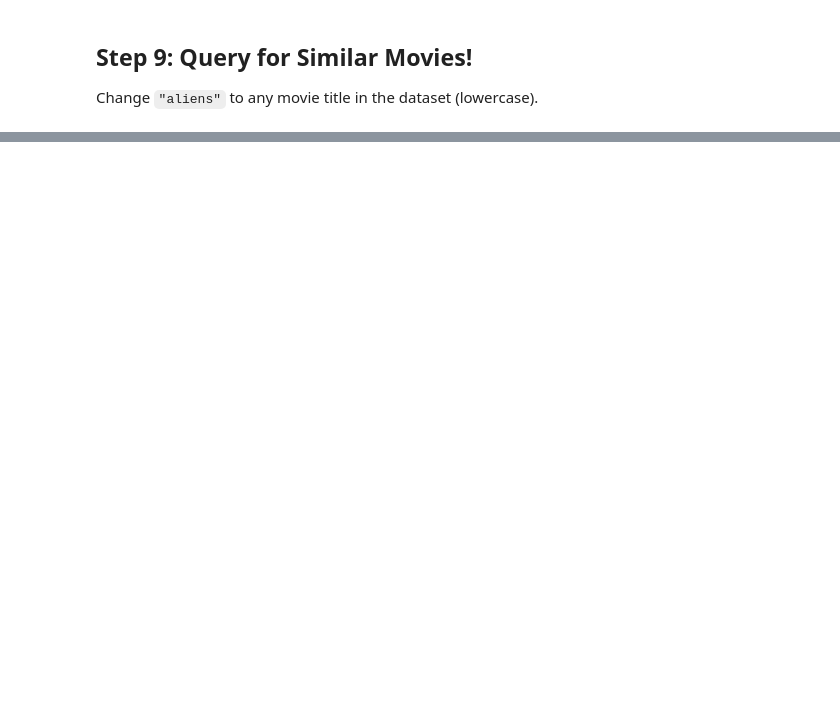
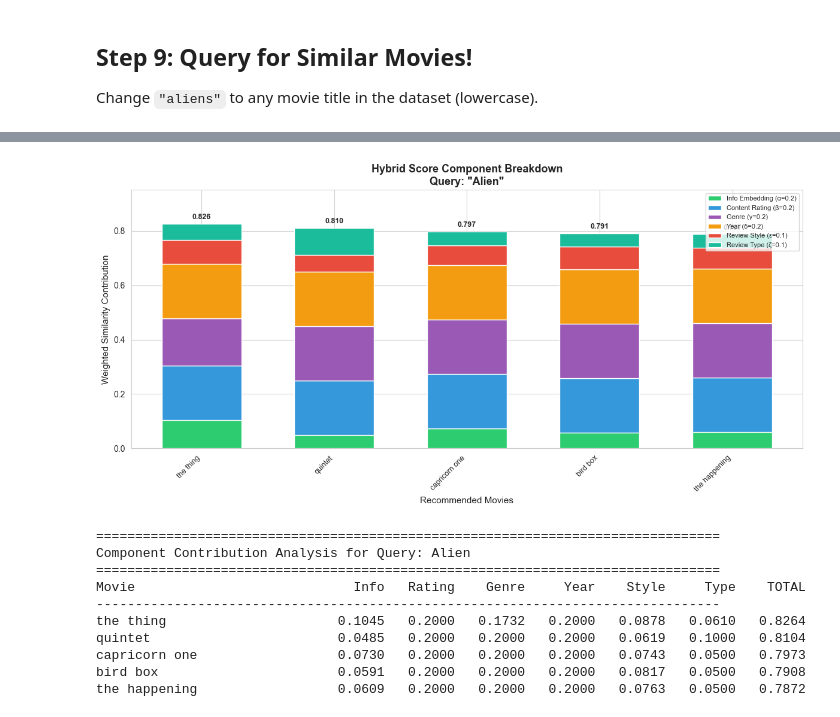
Before and after one commit to Brendanvdv/movie-recommendation-system, a Jupyter notebook: notebooks/similarity_system.ipynb, the cells around one changed output, grey strips where cells are left out. Cells and saved outputs as stored; diff of their text form; code cells hidden in the pictures; blank space fills up the shorter version.

```diff
--- a/notebooks/similarity_system.ipynb
+++ b/notebooks/similarity_system.ipynb
@@ -391,0 +417,17 @@ def hybrid_score(info_sim, content_rating_sim, genre_sim, year_sim, style_sim, t
+# %%
+# Load or create vectorized data
+vectorized_data = load_or_create_vectorized_data('../cache/vectorized_movie_data.pkl')
+
+# Load or create similarity matrices
+info_sim, content_rating_sim, genre_sim, year_sim, style_sim, type_sim = load_or_create_similarity_matrices(
+    vectorized_data,
+    '../cache/similarity_matrices.pkl'
+)
+
+weights  = (0.2, 0.2, 0.2, 0.2, 0.1, 0.1)
+
+# # Compute hybrid similarity
+# hybrid_sim = hybrid_score(info_sim, content_rating_sim, genre_sim, year_sim, style_sim, type_sim,
+#                           0.2, 0.2, 0.2, 0.2, 0.1, 0.1)
+
+print("System ready")
@@ -457,15 +516,0 @@ def query_movie(movie_title,vectorized_movie_data,hybrid_sim,k=10):
-# %%
-# Load or create vectorized data
-vectorized_data = load_or_create_vectorized_data('../cache/vectorized_movie_data.pkl')
-
-# Load or create similarity matrices
-info_sim, content_rating_sim, genre_sim, year_sim, style_sim, type_sim = load_or_create_similarity_matrices(
-    vectorized_data,
-    '../cache/similarity_matrices.pkl'
-)
-
-# Compute hybrid similarity
-hybrid_sim = hybrid_score(info_sim, content_rating_sim, genre_sim, year_sim, style_sim, type_sim,
-                          0.2, 0.2, 0.2, 0.2, 0.1, 0.1)
-
-print("System ready")
@@ -498,0 +637,25 @@ deepstar six                          0.8
+# %%
+plot_component_contributions(
+    query_title="Alien",
+    vectorized_data=vectorized_data,
+    info_sim=info_sim,
+    content_rating_sim=content_rating_sim,
+    genre_sim=genre_sim,
+    year_sim=year_sim,
+    style_sim=style_sim,
+    type_sim=type_sim,
+    weights=(0.2, 0.2, 0.2, 0.2, 0.1, 0.1),
+    top_k=5
+)
+# %% [output]
+[figure, added]
+================================================================================
+Component Contribution Analysis for Query: Alien
+================================================================================
+Movie                            Info   Rating    Genre     Year    Style     Type    TOTAL
+--------------------------------------------------------------------------------
+the thing                      0.1045   0.2000   0.1732   0.2000   0.0878   0.0610   0.8264
+quintet                        0.0485   0.2000   0.2000   0.2000   0.0619   0.1000   0.8104
+capricorn one                  0.0730   0.2000   0.2000   0.2000   0.0743   0.0500   0.7973
+bird box                       0.0591   0.2000   0.2000   0.2000   0.0817   0.0500   0.7908
+the happening                  0.0609   0.2000   0.2000   0.2000   0.0763   0.0500   0.7872
```
Also changed, not shown: parts of 23 cells of this notebook, 3 other files.
